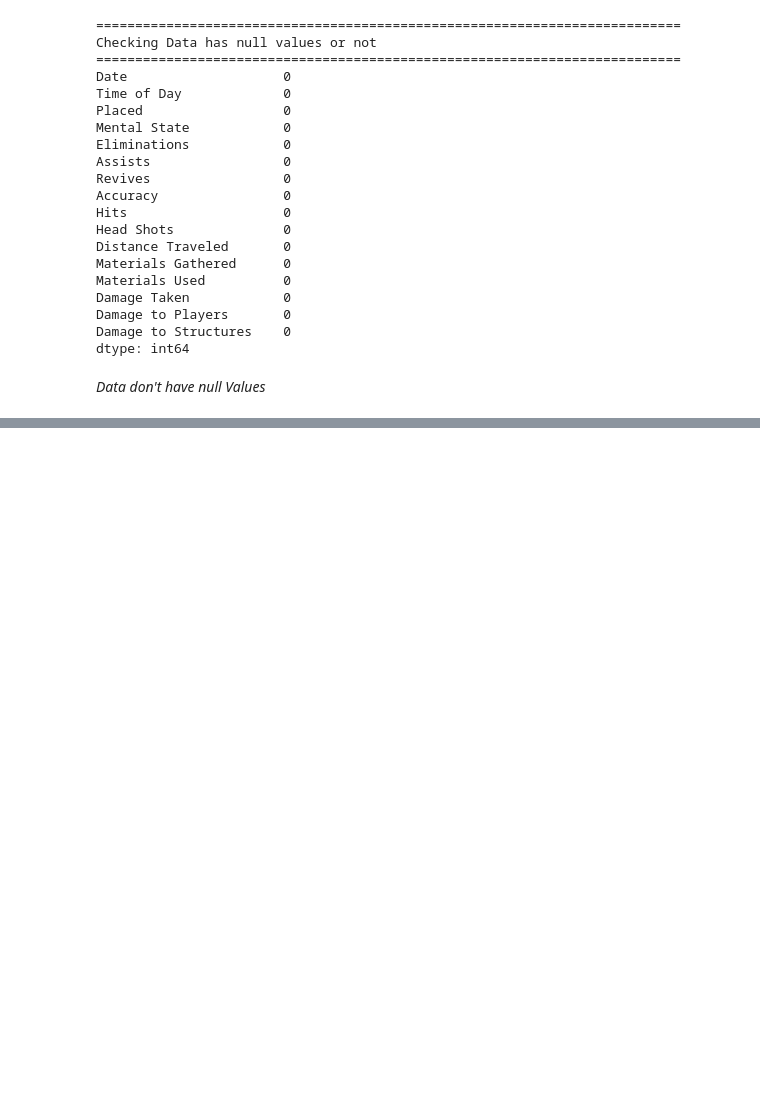
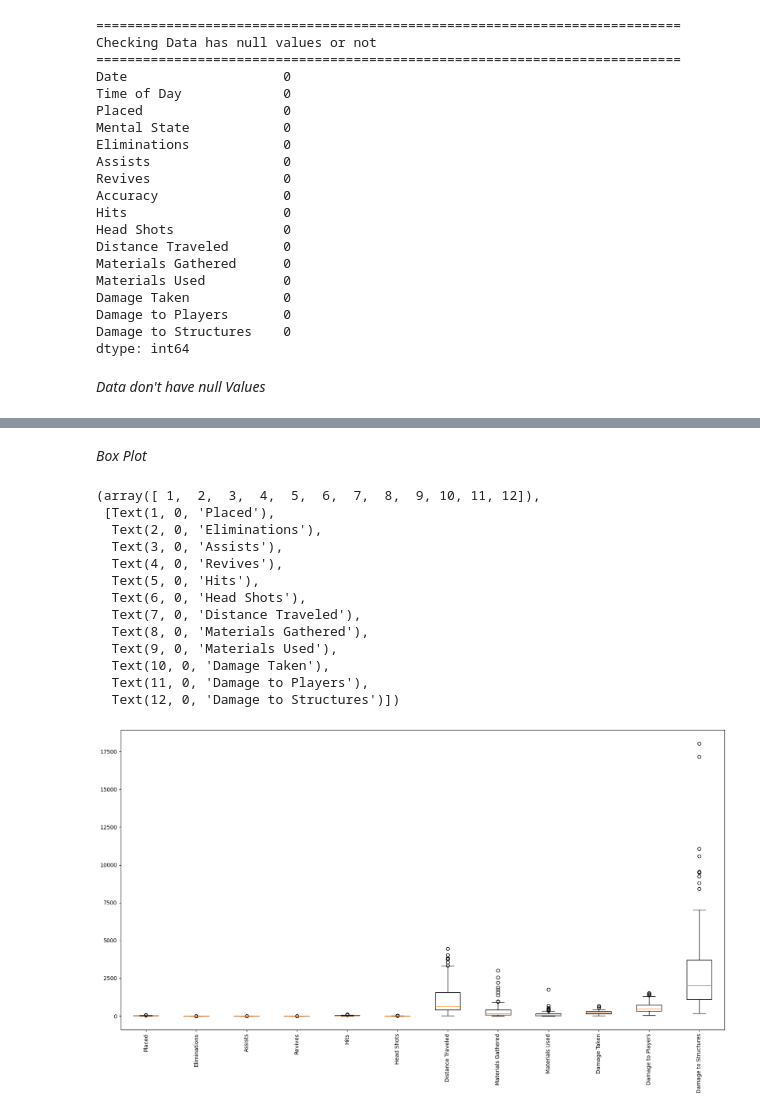
Before and after one commit to aakashsyadav1999/Fortnite-Statistic, a Jupyter notebook: fortnite.ipynb, the cells around one changed output, grey strips where cells are left out. Saved outputs shown, nothing was run; the diff lists cells and outputs as text; code cells hidden in the pictures; blank space fills up the shorter version.

```diff
--- a/fortnite.ipynb
+++ b/fortnite.ipynb
@@ -111,0 +244,22 @@ dtype: int64
+# %% [markdown]
+*Box Plot*
+# %%
+fig, ax = plt.subplots(figsize=(20,10))
+ax.boxplot(number)
+ax.set_xticklabels(number.keys())
+plt.xticks(rotation=90)
+# %% [output]
+(array([ 1,  2,  3,  4,  5,  6,  7,  8,  9, 10, 11, 12]),
+ [Text(1, 0, 'Placed'),
+  Text(2, 0, 'Eliminations'),
+  Text(3, 0, 'Assists'),
+  Text(4, 0, 'Revives'),
+  Text(5, 0, 'Hits'),
+  Text(6, 0, 'Head Shots'),
+  Text(7, 0, 'Distance Traveled'),
+  Text(8, 0, 'Materials Gathered'),
+  Text(9, 0, 'Materials Used'),
+  Text(10, 0, 'Damage Taken'),
+  Text(11, 0, 'Damage to Players'),
+  Text(12, 0, 'Damage to Structures')])
+[figure, added]
```
Also changed, not shown: parts of 20 cells of this notebook.
